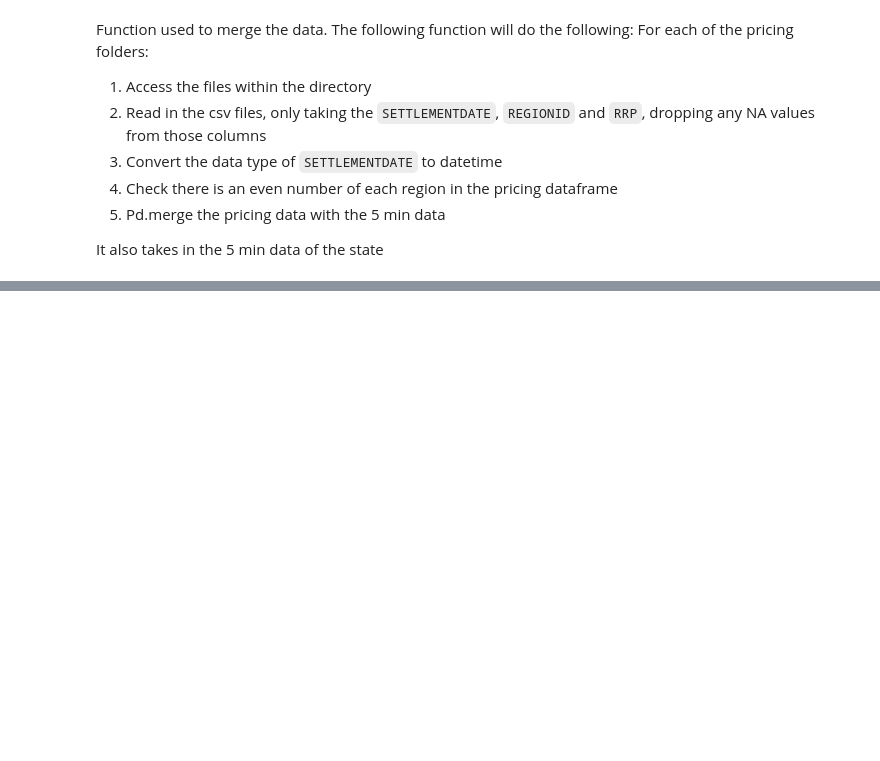
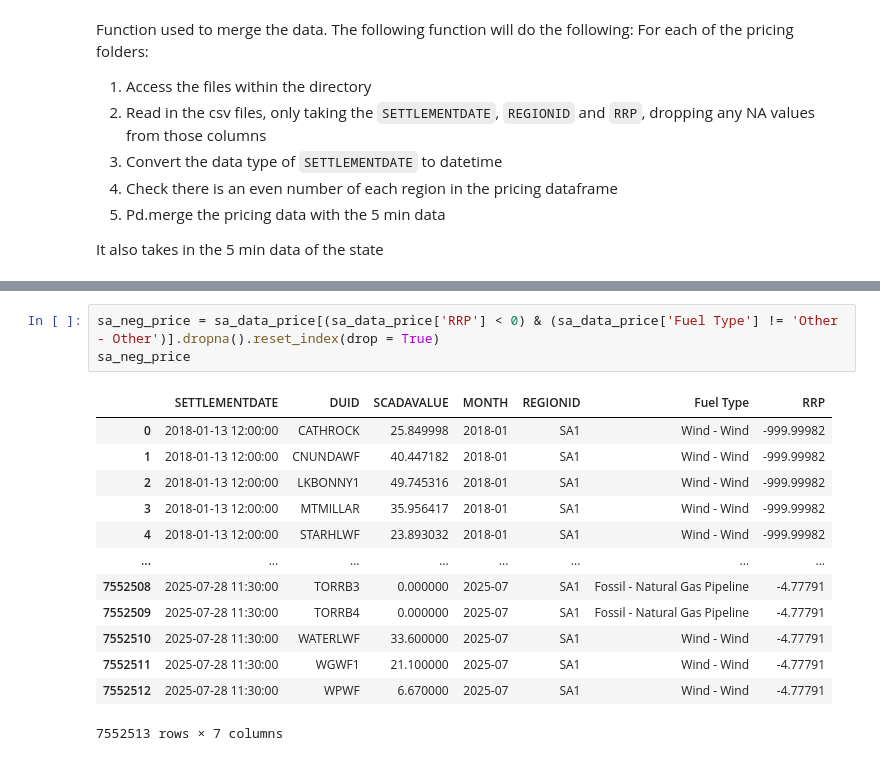
Before and after one commit to aidanlockwood20/IFN695-Codebase, a Jupyter notebook: report.ipynb, the cells around one changed output, grey strips where cells are left out. Saved outputs shown, nothing was run; the diff lists cells and outputs as text; blank space fills up the shorter version.

```diff
--- a/report.ipynb
+++ b/report.ipynb
@@ -908,0 +863,17 @@ Looking into directory:  /Users/aidanlockwood/Documents/GitHub/IFN695-Codebase/d
+# %%
+sa_neg_price = sa_data_price[(sa_data_price['RRP'] < 0) & (sa_data_price['Fuel Type'] != 'Other - Other')].dropna().reset_index(drop = True)
+sa_neg_price
+# %% [output]
+|  | SETTLEMENTDATE | DUID | SCADAVALUE | MONTH | REGIONID | Fuel Type | RRP |
+| 0 | 2018-01-13 12:00:00 | CATHROCK | 25.849998 | 2018-01 | SA1 | Wind - Wind | -999.99982 |
+| 1 | 2018-01-13 12:00:00 | CNUNDAWF | 40.447182 | 2018-01 | SA1 | Wind - Wind | -999.99982 |
+| 2 | 2018-01-13 12:00:00 | LKBONNY1 | 49.745316 | 2018-01 | SA1 | Wind - Wind | -999.99982 |
+| 3 | 2018-01-13 12:00:00 | MTMILLAR | 35.956417 | 2018-01 | SA1 | Wind - Wind | -999.99982 |
+| 4 | 2018-01-13 12:00:00 | STARHLWF | 23.893032 | 2018-01 | SA1 | Wind - Wind | -999.99982 |
+| ... | ... | ... | ... | ... | ... | ... | ... |
+| 7552508 | 2025-07-28 11:30:00 | TORRB3 | 0.000000 | 2025-07 | SA1 | Fossil - Natural Gas Pipeline | -4.77791 |
+| 7552509 | 2025-07-28 11:30:00 | TORRB4 | 0.000000 | 2025-07 | SA1 | Fossil - Natural Gas Pipeline | -4.77791 |
+| 7552510 | 2025-07-28 11:30:00 | WATERLWF | 33.600000 | 2025-07 | SA1 | Wind - Wind | -4.77791 |
+| 7552511 | 2025-07-28 11:30:00 | WGWF1 | 21.100000 | 2025-07 | SA1 | Wind - Wind | -4.77791 |
+| 7552512 | 2025-07-28 11:30:00 | WPWF | 6.670000 | 2025-07 | SA1 | Wind - Wind | -4.77791 |
+7552513 rows × 7 columns
```
Also changed, not shown: parts of 50 cells of this notebook, 1 other file.
